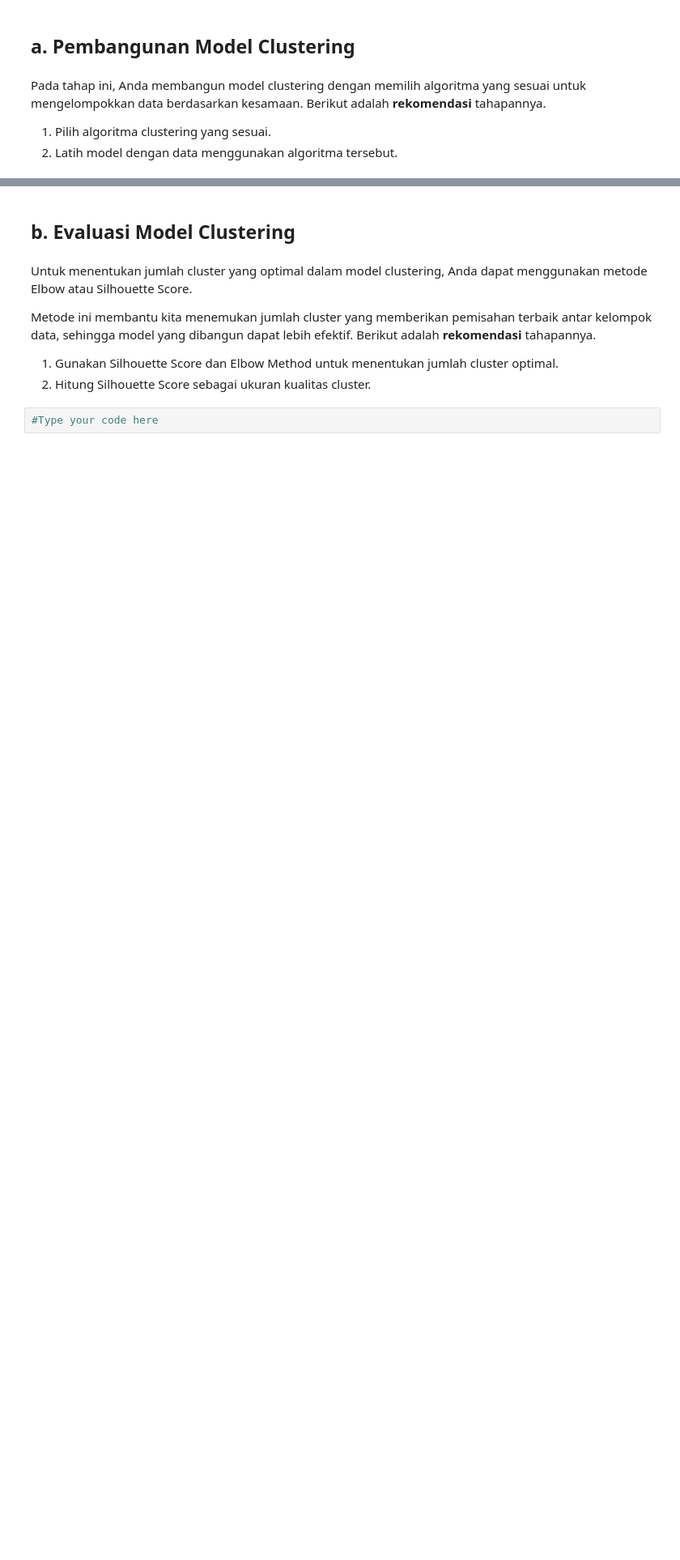
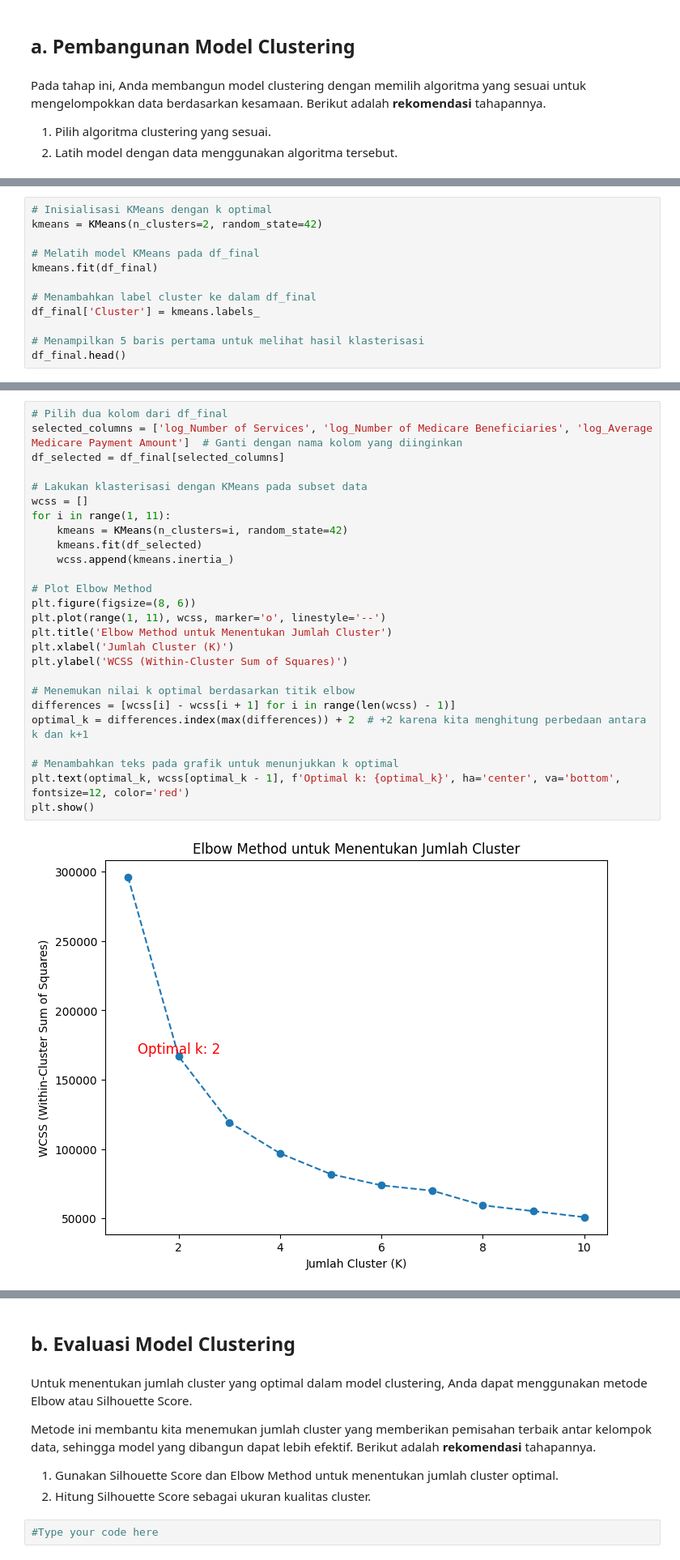
Before and after one commit to ngaeninurul/healthcare_providers_clustering, a Jupyter notebook: [Clustering]_Submission_Akhir_BMLP_Nurul_Ngaeni.ipynb, the cells around one changed output, grey strips where cells are left out. Shown at 81% size. Saved outputs shown, nothing was run; the diff lists cells and outputs as text; blank space fills up the shorter version.

```diff
--- a/[Clustering]_Submission_Akhir_BMLP_Nurul_Ngaeni.ipynb
+++ b/[Clustering]_Submission_Akhir_BMLP_Nurul_Ngaeni.ipynb
@@ -453,0 +513,12 @@ Pada tahap ini, Anda membangun model clustering dengan memilih algoritma yang se
+# %%
+# Inisialisasi KMeans dengan k optimal
+kmeans = KMeans(n_clusters=2, random_state=42)
+
+# Melatih model KMeans pada df_final
+kmeans.fit(df_final)
+
+# Menambahkan label cluster ke dalam df_final
+df_final['Cluster'] = kmeans.labels_
+
+# Menampilkan 5 baris pertama untuk melihat hasil klasterisasi
+df_final.head()
@@ -453,0 +553,28 @@ Pada tahap ini, Anda membangun model clustering dengan memilih algoritma yang se
+# %%
+# Pilih dua kolom dari df_final
+selected_columns = ['log_Number of Services', 'log_Number of Medicare Beneficiaries', 'log_Average Medicare Payment Amount']  # Ganti dengan nama kolom yang diinginkan
+df_selected = df_final[selected_columns]
+
+# Lakukan klasterisasi dengan KMeans pada subset data
+wcss = []
+for i in range(1, 11):
+    kmeans = KMeans(n_clusters=i, random_state=42)
+    kmeans.fit(df_selected)
+    wcss.append(kmeans.inertia_)
+
+# Plot Elbow Method
+plt.figure(figsize=(8, 6))
+plt.plot(range(1, 11), wcss, marker='o', linestyle='--')
+plt.title('Elbow Method untuk Menentukan Jumlah Cluster')
+plt.xlabel('Jumlah Cluster (K)')
+plt.ylabel('WCSS (Within-Cluster Sum of Squares)')
+
+# Menemukan nilai k optimal berdasarkan titik elbow
+differences = [wcss[i] - wcss[i + 1] for i in range(len(wcss) - 1)]
+optimal_k = differences.index(max(differences)) + 2  # +2 karena kita menghitung perbedaan antara k dan k+1
+
+# Menambahkan teks pada grafik untuk menunjukkan k optimal
+plt.text(optimal_k, wcss[optimal_k - 1], f'Optimal k: {optimal_k}', ha='center', va='bottom', fontsize=12, color='red')
+plt.show()
+# %% [output]
+[figure, added]
```
Also changed, not shown: parts of 9 cells of this notebook.
